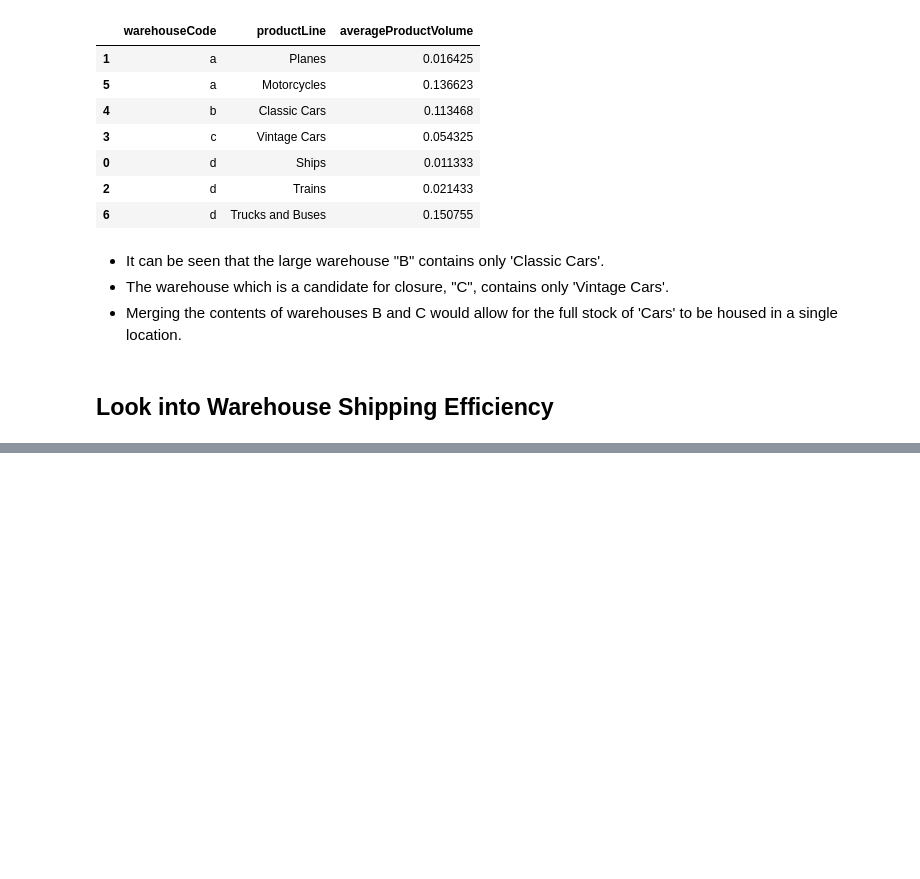
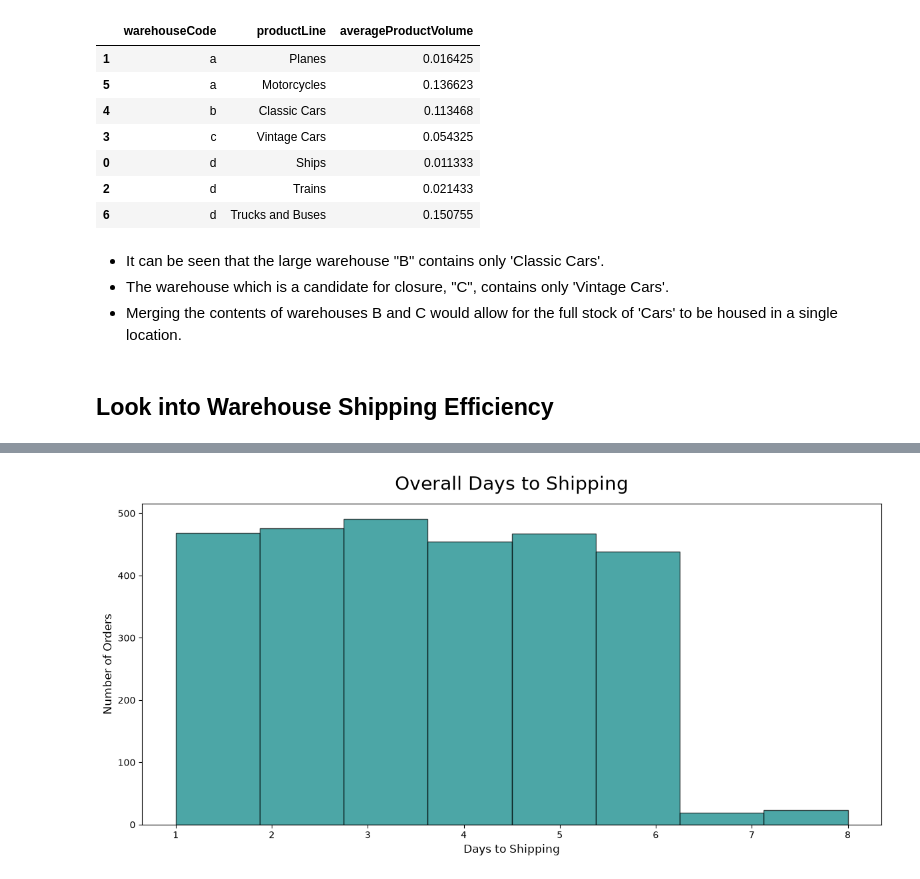
Before and after one commit to BCPMcustom/courseraSQL, a Jupyter notebook: Course#10/MintClassics.ipynb, the cells around one changed output, grey strips where cells are left out. Cells and saved outputs as stored; diff of their text form; code cells hidden in the pictures; blank space fills up the shorter version.

```diff
--- a/Course#10/MintClassics.ipynb
+++ b/Course#10/MintClassics.ipynb
@@ -305,0 +307,3 @@ df_PL
+# %%
+df_SI = pd.read_csv('CSV_Files/shippingInfo.csv')
+df_SI.head()
@@ -305,0 +317,21 @@ df_PL
+# %%
+import matplotlib.pyplot as plt
+from matplotlib.ticker import StrMethodFormatter
+
+# 1. Setup data
+x = df_SI["daysToShipping"]
+
+# 2. Set up a spacious canvas
+plt.figure(figsize=(12, 6))
+
+plt.hist(x, bins=8, color='teal', edgecolor='black', alpha=0.7)
+
+plt.title('Overall Days to Shipping', fontsize=20, pad=15)
+plt.xlabel('Days to Shipping', fontsize=12)
+plt.ylabel('Number of Orders', fontsize=12)
+
+plt.tight_layout()
+plt.show()
+plt.close('all')
+# %% [output]
+[figure, added]
```
Also changed, not shown: parts of 11 cells of this notebook, 14 other files.
